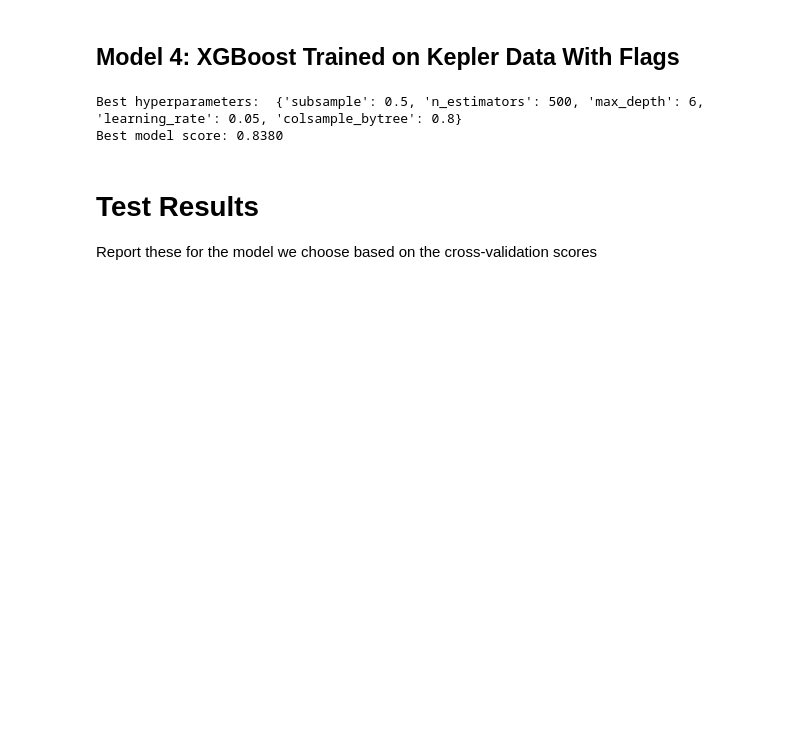
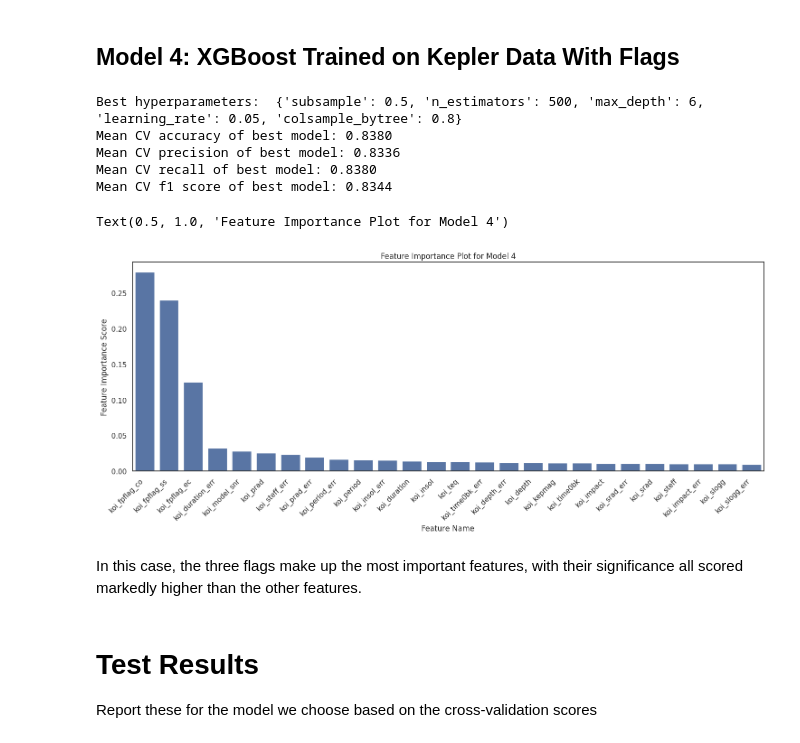
Before and after one commit to lily-swan/DS-9000-project, a Jupyter notebook: analysis.ipynb, the cells around one changed output. Cells and saved outputs as stored; diff of their text form; code cells hidden in the pictures; blank space fills up the shorter version.

```diff
--- a/analysis.ipynb
+++ b/analysis.ipynb
@@ -500,12 +579,12 @@ Best model score: 0.7716
 ## Model 4: XGBoost Trained on Kepler Data With Flags
 # %%
 # Use 5-fold cross validation to determine optimal params
-# TODO: decide the scoring metrics we have here are the best ones to use for the problem
+# Use weighted averages for scoring since we have class imbalance
 xgb_with_flags_cv = RandomizedSearchCV(
     XGBClassifier(random_state=42, objective="multi:softmax", num_class=3),
     param_distributions=xgb_param_grid,
     cv=5,
-    scoring=["accuracy", "precision_macro", "recall_macro", "f1_macro"],
+    scoring=["accuracy", "precision_weighted", "recall_weighted", "f1_weighted"],
     refit="accuracy",
     random_state=42,
     n_iter=15,
@@ -514,15 +593,38 @@ xgb_with_flags_cv.fit(X_train, y_train_encoded)
 
 # Show best hyperparameters
 print("Best hyperparameters: ", xgb_with_flags_cv.best_params_)
-# Show mean cross-validated score of the best estimator
-print(f"Best model score: {xgb_with_flags_cv.best_score_:.4f}")
+
+# Print out mean cross-validated scores
+cv_model_eval(xgb_with_flags_cv.cv_results_)
 
 # RandomizedSearchCV will refit the best model on all the training data
 # Use this best model to evaluate on the test data
 xgb_with_flags_model = xgb_with_flags_cv.best_estimator_
 # %% [output]
 Best hyperparameters:  {'subsample': 0.5, 'n_estimators': 500, 'max_depth': 6, 'learning_rate': 0.05, 'colsample_bytree': 0.8}
-Best model score: 0.8380
+Mean CV accuracy of best model: 0.8380
+Mean CV precision of best model: 0.8336
+Mean CV recall of best model: 0.8380
+Mean CV f1 score of best model: 0.8344
+# %%
+# Create a feature importance plot for the best model
+feature_importances = xgb_with_flags_model.feature_importances_
+feature_names = X_train.columns
+
+feature_importance_series = pd.Series(feature_importances, index=feature_names)
+feature_importance_series.sort_values(ascending=False, inplace=True)
+
+plt.figure(figsize=(18, 6))
+sns.barplot(y=feature_importance_series.values, x=feature_importance_series.index)
+plt.xticks(rotation=45, ha="right")
+plt.xlabel("Feature Name")
+plt.ylabel("Feature Importance Score")
+plt.title("Feature Importance Plot for Model 4")
+# %% [output]
+Text(0.5, 1.0, 'Feature Importance Plot for Model 4')
+[figure, added]
+# %% [markdown]
+In this case, the three flags make up the most important features, with their significance all scored markedly higher than the other features.
 # %% [markdown]
 # Test Results
 Report these for the model we choose based on the cross-validation scores
```
Also changed, not shown: parts of 8 cells of this notebook.
